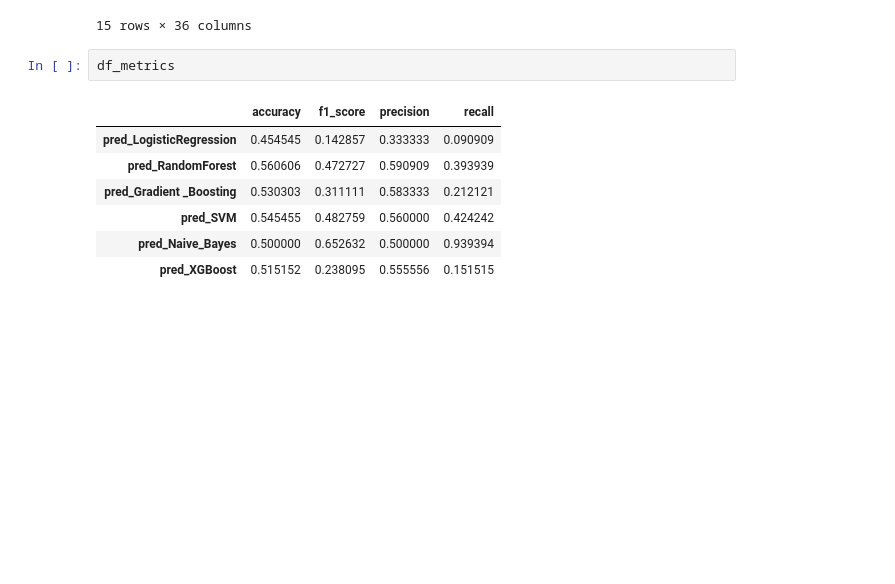
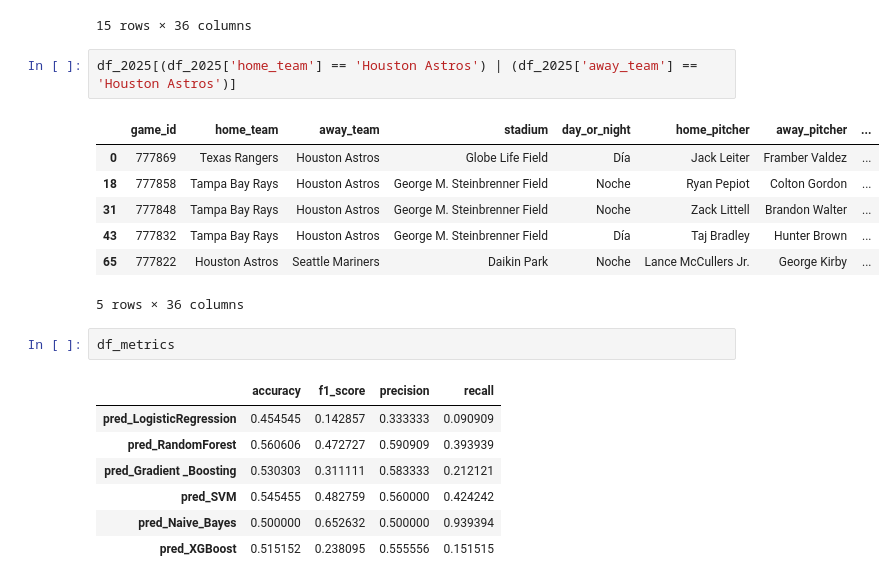
Before and after one commit to depresionTropical/mlb_1_inning, a Jupyter notebook: model_test.ipynb, the cells around one changed output. Cells and saved outputs as stored; diff of their text form; blank space fills up the shorter version.

```diff
--- a/model_test.ipynb
+++ b/model_test.ipynb
@@ -165,6 +165,16 @@ df_2025.head(15)
 | 13 | 777868 | San Diego Padres | Seattle Mariners | Petco Park | Día | Michael King | Bryan Woo | ... |
 | 14 | 777878 | New York Yankees | New York Mets | Yankee Stadium | Noche | Max Fried | David Peterson | ... |
 15 rows × 36 columns
+# %%
+df_2025[(df_2025['home_team'] == 'Houston Astros') | (df_2025['away_team'] == 'Houston Astros')]
+# %% [output]
+|  | game_id | home_team | away_team | stadium | day_or_night | home_pitcher | away_pitcher | ... |
+| 0 | 777869 | Texas Rangers | Houston Astros | Globe Life Field | Día | Jack Leiter | Framber Valdez | ... |
+| 18 | 777858 | Tampa Bay Rays | Houston Astros | George M. Steinbrenner Field | Noche | Ryan Pepiot | Colton Gordon | ... |
+| 31 | 777848 | Tampa Bay Rays | Houston Astros | George M. Steinbrenner Field | Noche | Zack Littell | Brandon Walter | ... |
+| 43 | 777832 | Tampa Bay Rays | Houston Astros | George M. Steinbrenner Field | Día | Taj Bradley | Hunter Brown | ... |
+| 65 | 777822 | Houston Astros | Seattle Mariners | Daikin Park | Noche | Lance McCullers Jr. | George Kirby | ... |
+5 rows × 36 columns
 # %%
 df_metrics
 # %% [output]
```
Also changed, not shown: parts of 4 cells of this notebook, 3 other files.
